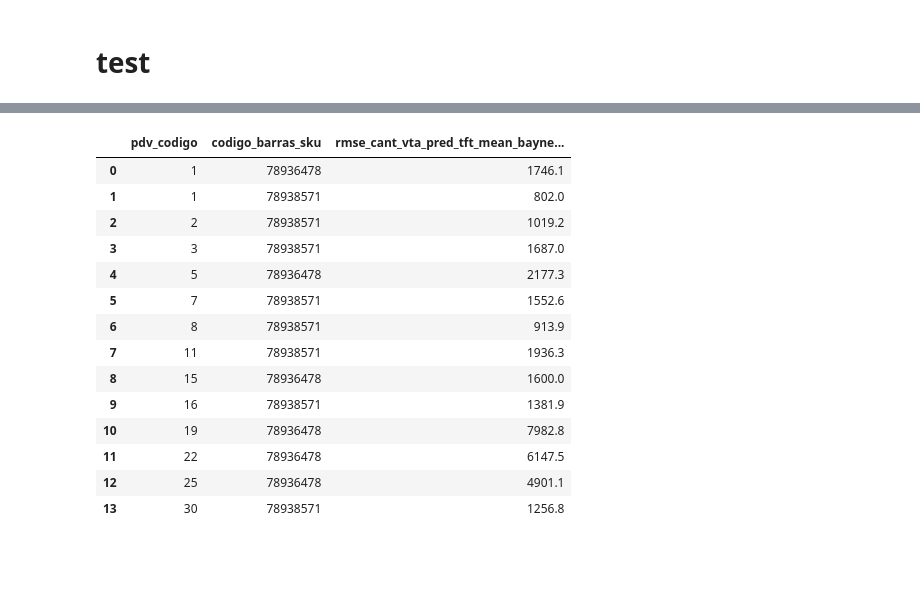
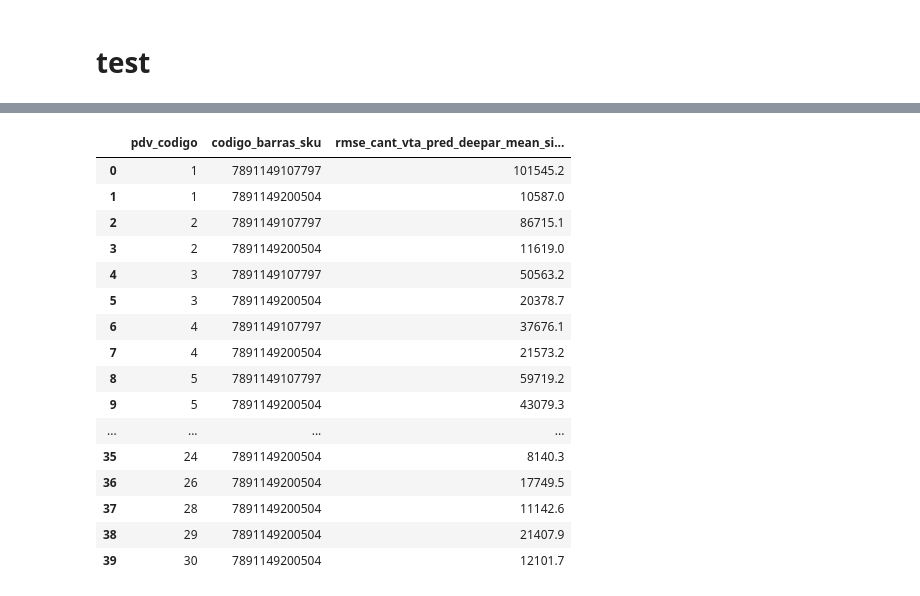
Before and after one commit to SantiagoRomanoOddone/MasterThesis, a Jupyter notebook: metrics/metric_evaluation.ipynb, the cells around one changed output, grey strips where cells are left out. Saved outputs shown, nothing was run; the diff lists cells and outputs as text; code cells hidden in the pictures; blank space fills up the shorter version.

```diff
--- a/metrics/metric_evaluation.ipynb
+++ b/metrics/metric_evaluation.ipynb
@@ -762,24 +764,26 @@ random
 # %%
-baynesian = pd.read_csv('/Users/santiagoromano/Documents/code/MasterThesis/results/metrics_cluster_0_tft_baynesian.csv')
-baynesian = baynesian[['pdv_codigo', 'codigo_barras_sku', 'rmse_cant_vta_pred_tft_mean']]
-baynesian.rename(columns={'rmse_cant_vta_pred_tft_mean': 'rmse_cant_vta_pred_tft_mean_baynesian'}, inplace=True)
-baynesian
+sin_early = pd.read_csv('/Users/santiagoromano/Documents/code/MasterThesis/results/metrics_cluster_1_deepar_sin_early.csv')
+sin_early = sin_early[['pdv_codigo', 'codigo_barras_sku', 'rmse_cant_vta_pred_deepar_mean']]
+sin_early.rename(columns={'rmse_cant_vta_pred_deepar_mean': 'rmse_cant_vta_pred_deepar_mean_sin_early'}, inplace=True)
+sin_early
 # %% [output]
-|  | pdv_codigo | codigo_barras_sku | rmse_cant_vta_pred_tft_mean_bayne... |
-| 0 | 1 | 78936478 | 1746.1 |
-| 1 | 1 | 78938571 | 802.0 |
-| 2 | 2 | 78938571 | 1019.2 |
-| 3 | 3 | 78938571 | 1687.0 |
-| 4 | 5 | 78936478 | 2177.3 |
-| 5 | 7 | 78938571 | 1552.6 |
-| 6 | 8 | 78938571 | 913.9 |
-| 7 | 11 | 78938571 | 1936.3 |
-| 8 | 15 | 78936478 | 1600.0 |
-| 9 | 16 | 78938571 | 1381.9 |
-| 10 | 19 | 78936478 | 7982.8 |
-| 11 | 22 | 78936478 | 6147.5 |
-| 12 | 25 | 78936478 | 4901.1 |
-| 13 | 30 | 78938571 | 1256.8 |
+|  | pdv_codigo | codigo_barras_sku | rmse_cant_vta_pred_deepar_mean_si... |
+| 0 | 1 | 7891149107797 | 101545.2 |
+| 1 | 1 | 7891149200504 | 10587.0 |
+| 2 | 2 | 7891149107797 | 86715.1 |
+| 3 | 2 | 7891149200504 | 11619.0 |
+| 4 | 3 | 7891149107797 | 50563.2 |
+| 5 | 3 | 7891149200504 | 20378.7 |
+| 6 | 4 | 7891149107797 | 37676.1 |
+| 7 | 4 | 7891149200504 | 21573.2 |
+| 8 | 5 | 7891149107797 | 59719.2 |
+| 9 | 5 | 7891149200504 | 43079.3 |
+| ... | ... | ... | ... |
+| 35 | 24 | 7891149200504 | 8140.3 |
+| 36 | 26 | 7891149200504 | 17749.5 |
+| 37 | 28 | 7891149200504 | 11142.6 |
+| 38 | 29 | 7891149200504 | 21407.9 |
+| 39 | 30 | 7891149200504 | 12101.7 |
 # %%
 def create_summary_dataframe(summary_df):
 
```
Also changed, not shown: parts of 3 cells of this notebook, 4 other files.
